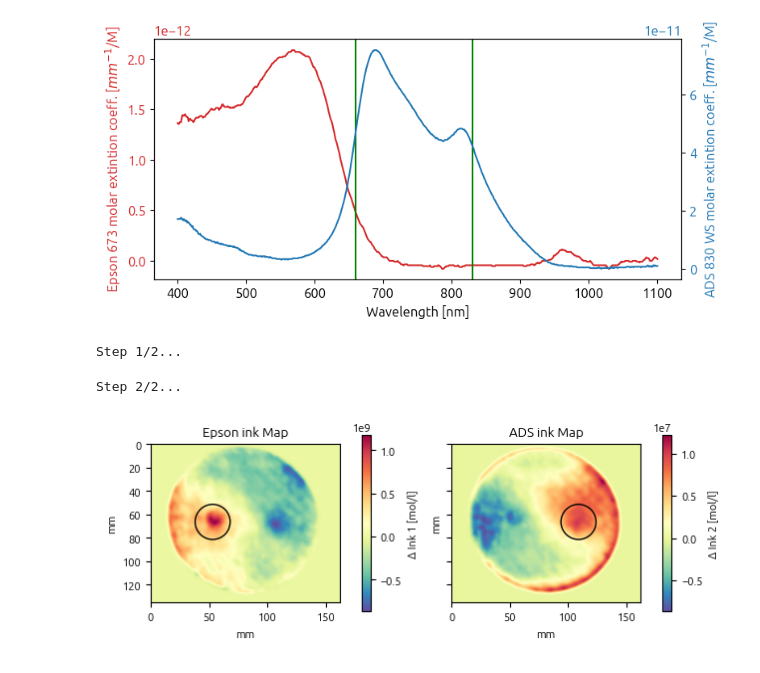
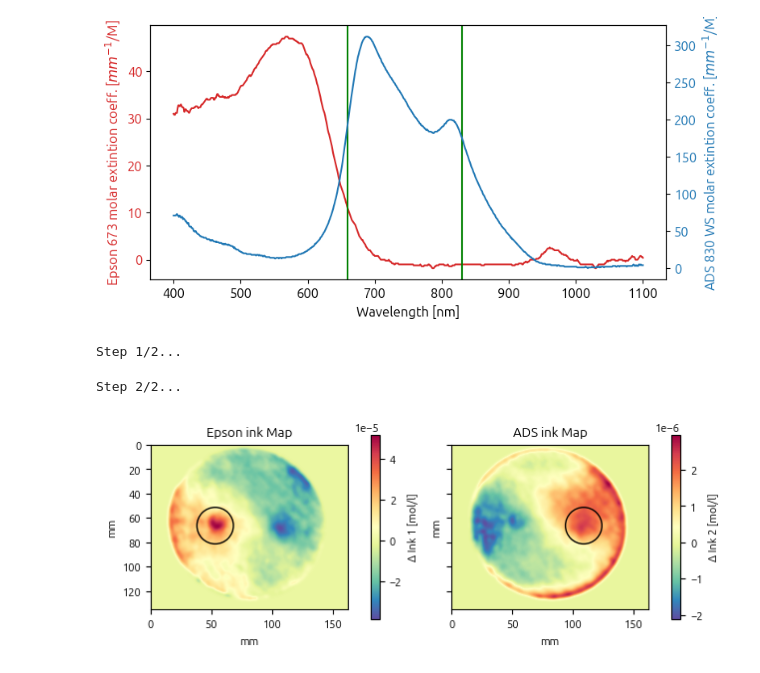
Before and after one commit to nicocarbone/MamoRefCodePublic, a Jupyter notebook: MamoRefRecon2D_Phantoms.ipynb, the cells around one changed output. Drawn from its saved outputs; the diff is of its cells as text; code cells hidden in the pictures.

Commit message:
Fixed ads and epson inks absorption spectra values.

```diff
--- a/MamoRefRecon2D_Phantoms.ipynb
+++ b/MamoRefRecon2D_Phantoms.ipynb
@@ -24,19 +24,18 @@ with open("Phantom_660nm_reconData.json") as json_file:
 # Center positions and shape
 centersShape = reconData['centersShape']
 centersPos = np.fromfile("Phantom_660nm_centers.bin", dtype=np.int16).reshape(centersShape)
+# %%
+lambdas = [660, 830]
+
+spectraData1 = "epson673_corrected.dat"
+spectraData2 = "ads830WS_water_corrected.dat"
+
+concADS = 4.13745e9 #g/ml
+concEpson = 2.2715e10 #g/ml
+
+spectraArray1 = np.loadtxt(spectraData1)
+spectraArray2 = np.loadtxt(spectraData2)
 # %%
-lambdas = [660, 830]
-
-spectraData1 = "epson673.dat"
-spectraData2 = "ads830WS_water.dat"
-
-concADS = 4.13745e9 #g/ml
-concEpson = 2.2715e10 #g/ml
-
-spectraArray1 = np.loadtxt(spectraData1)
-spectraArray2 = np.loadtxt(spectraData2)
-
-
 
 font = {'family': 'ubuntu',
         'weight': 'regular',
@@ -45,34 +44,34 @@ font = {'family': 'ubuntu',
 plt.rc('font', **font)
 
 fig, ax1 = plt.subplots(figsize=(8, 4))
 
 color = 'tab:red'
 ax1.set_xlabel('time (s)')
 ax1.set_ylabel('Epson 673 molar extintion coeff. [$mm^{-1}$/M]', color=color)
 ax1.plot(spectraArray1[:, 0], aux.movingAverage(spectraArray1[:, 1],5) / concEpson, color=color, label="Epson 673")
 ax1.tick_params(axis='y', labelcolor=color)
 
 ax2 = ax1.twinx()  # instantiate a second axes that shares the same x-axis
 
 color = 'tab:blue'
 ax2.set_ylabel('Relative absorption', color=color)  # we already handled the x-label with ax1
 ax2.plot(spectraArray2[:, 0], spectraArray2[:, 1] / concADS, color=color, label="ADS 830 WS")
 ax2.tick_params(axis='y', labelcolor=color)
 
 ax1.set_xlabel("Wavelength [nm]")
 ax2.set_ylabel("ADS 830 WS molar extintion coeff. [$mm^{-1}$/M]")
 
 fig.tight_layout()  # otherwise the right y-label is slightly clipped
 
 
 
 for l in lambdas:
     ax1.axvline(x=l, color='green')
 
 
 plt.savefig("inksSpectra.png", bbox_inches='tight', dpi=300)
 # %% [output]
-[figure, old version]
+[figure, new version]
 # %%
 imRaw = np.zeros((np.shape(reconPhantom1)[0], np.shape(reconPhantom1)[1], 2))
 imRaw[:,:,0] = reconPhantom1
@@ -195,4 +194,4 @@ figSats.tight_layout()
 
 figSats.savefig("Phantom2Incs_inkMaps.png", bbox_inches='tight', dpi=300)
 # %% [output]
-[figure, old version]
+[figure, new version]
```
Also changed, not shown: 2 other files.
